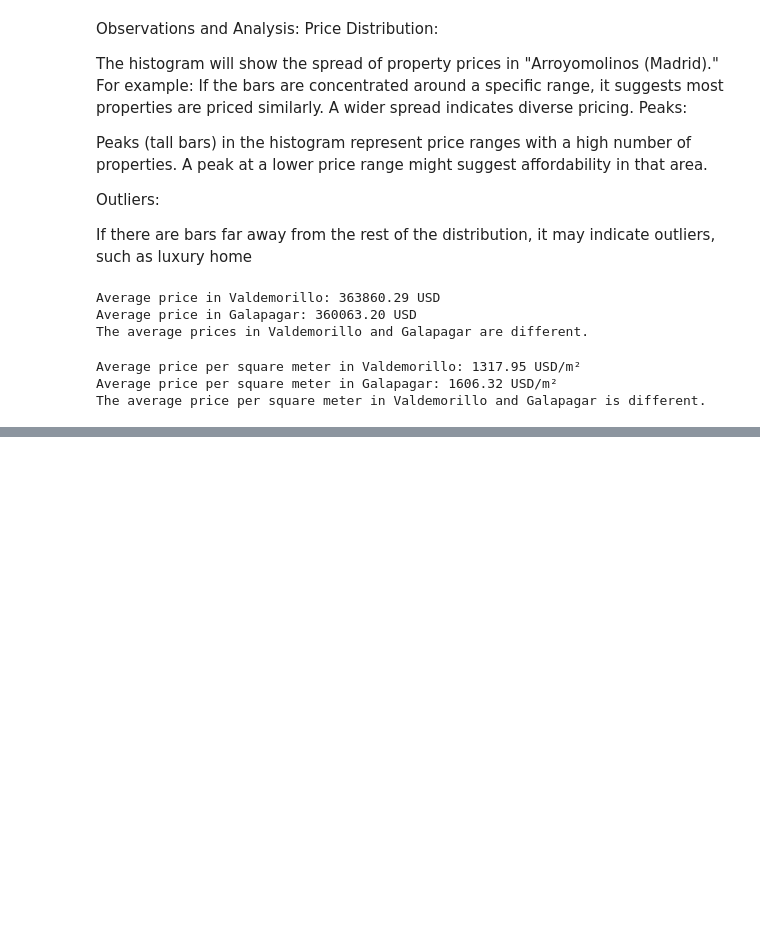
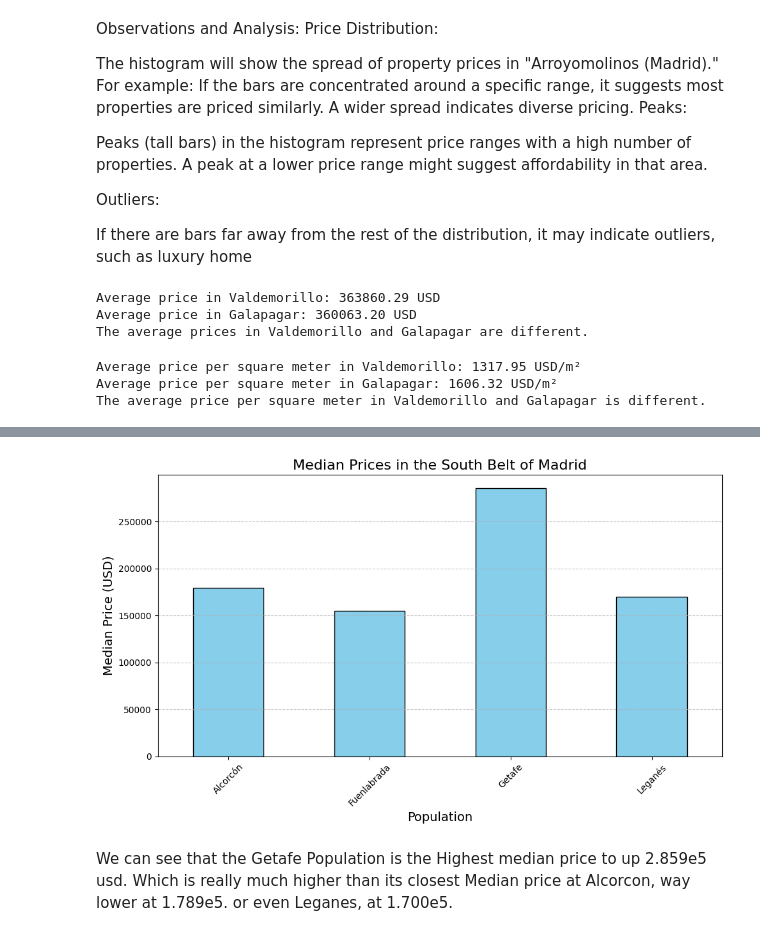
Before and after one commit to rober12345/realestate-datacleanup-exercise, a Jupyter notebook: solutionRUGALDE.ipynb, the cells around one changed output, grey strips where cells are left out. Saved outputs shown, nothing was run; the diff lists cells and outputs as text; code cells hidden in the pictures; blank space fills up the shorter version.

```diff
--- a/solutionRUGALDE.ipynb
+++ b/solutionRUGALDE.ipynb
@@ -336,0 +435,39 @@ The average price per square meter in Valdemorillo and Galapagar is different.
+# %%
+#Exercise 15. Make a bar plot of the median of the prices and explain what you observe (you must use the subset obtained in Exercise 14) (★★★)
+#Print the bar of the median of the prices
+#and write in the Markdown cell a brief analysis about the plot.
+
+
+# Define the "south belt" populations
+south_belt_populations = ["Fuenlabrada", "Leganés", "Getafe", "Alcorcón"]
+
+# Filter the DataFrame using the level5 column and isin
+south_belt_df = ds[ds['level5'].isin(south_belt_populations)]
+
+
+# Calculate the median prices for each population in the south belt
+median_prices = south_belt_df.groupby('level5')['price'].median()
+
+# Plot the bar chart
+plt.figure(figsize=(10, 6))
+median_prices.plot(kind='bar', color='skyblue', edgecolor='black')
+plt.title("Median Prices in the South Belt of Madrid", fontsize=16)
+plt.xlabel("Population", fontsize=14)
+plt.ylabel("Median Price (USD)", fontsize=14)
+plt.xticks(rotation=45)
+plt.grid(axis='y', linestyle='--', alpha=0.7)
+plt.tight_layout()
+
+# Show the plot
+plt.show()
+
+
+#and write in the Markdown cell a brief analysis about the plot.
+# write about the plot:
+# %% [output]
+[figure, added]
+# %% [markdown]
+We can see that the Getafe Population is the Highest median price
+    to up 2.859e5 usd.   Which is really much higher than its closest
+    Median price at Alcorcon, way lower at 1.789e5.  or even Leganes,
+    at 1.700e5.
```
Also changed, not shown: parts of 20 cells of this notebook, 2 other files.
